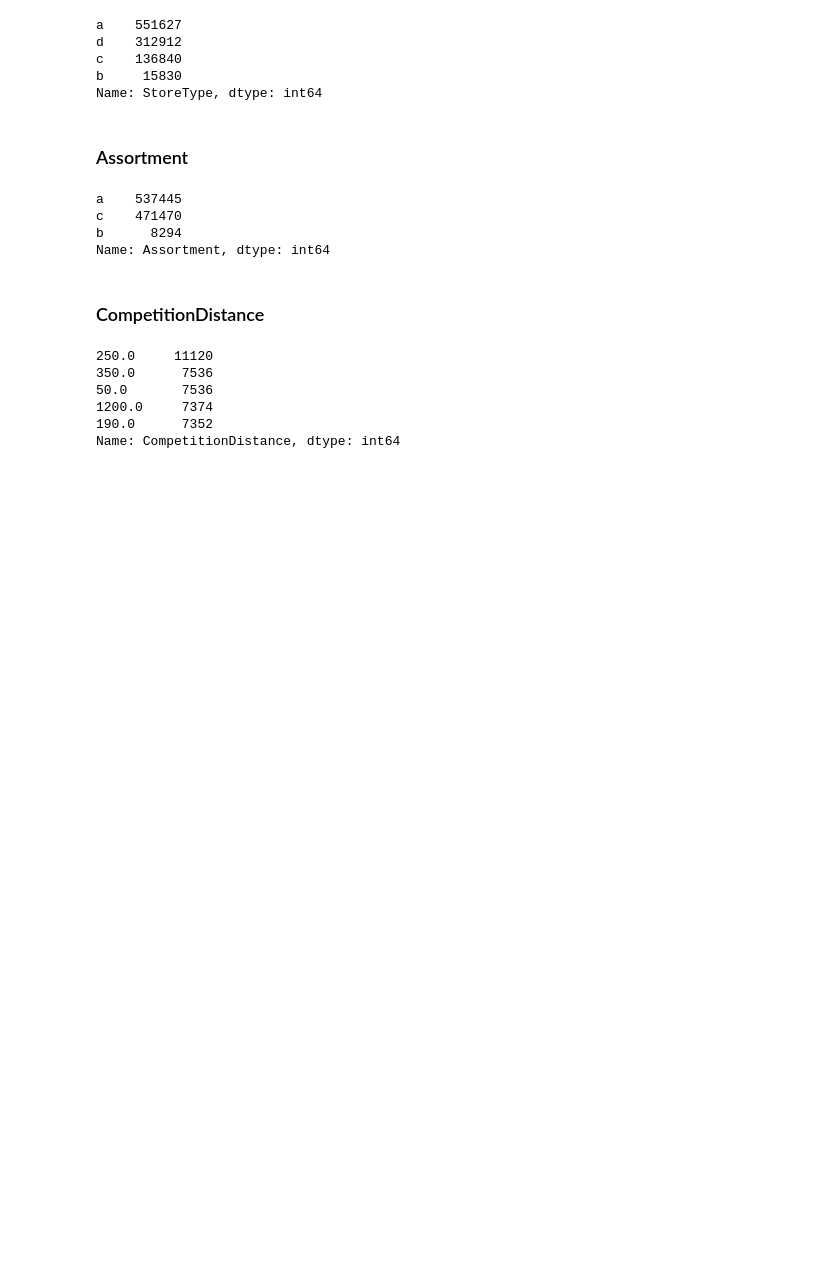
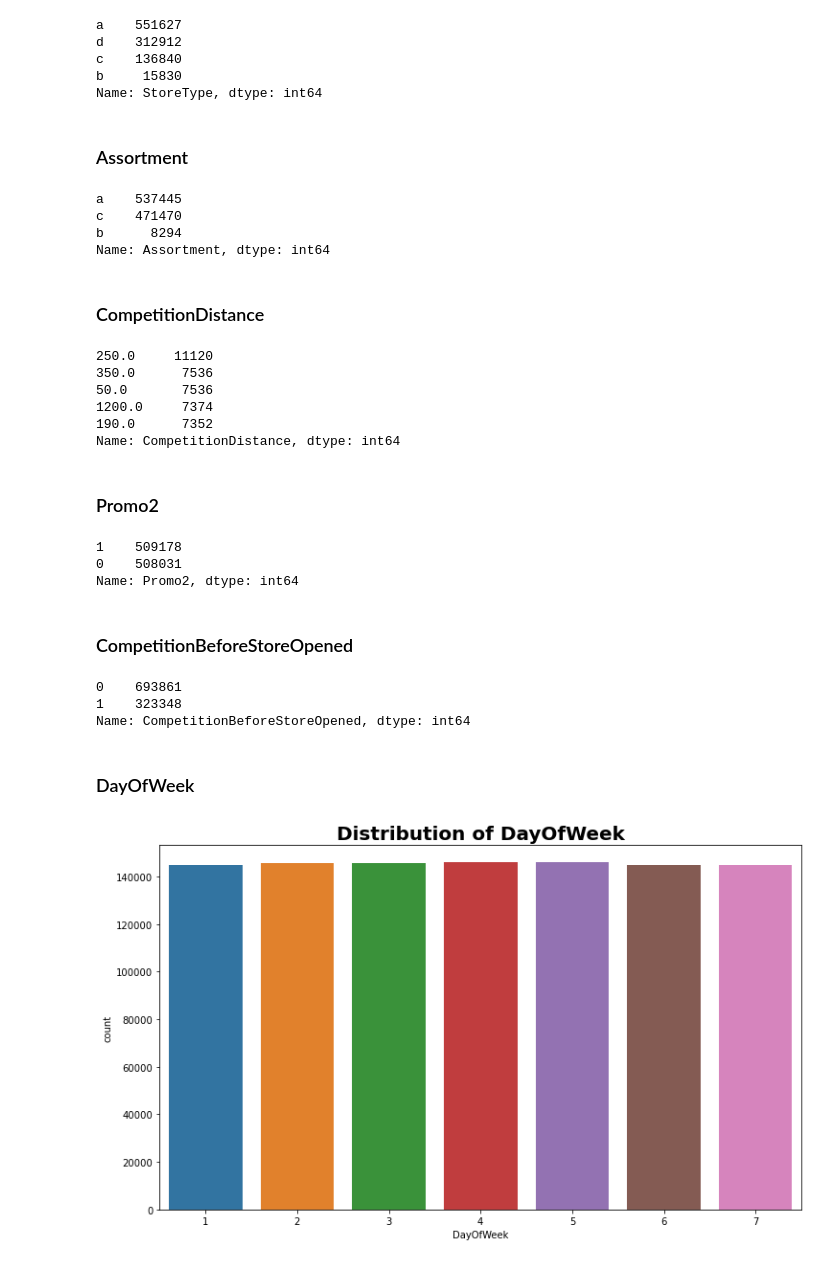
Before and after one commit to Danu-B/Pharmaceutical_Sales_prediction, a Jupyter notebook: notebooks/EDA.ipynb, the cells around one changed output. Drawn from its saved outputs; the diff is of its cells as text; code cells hidden in the pictures; blank space fills up the shorter version.

```diff
--- a/notebooks/EDA.ipynb
+++ b/notebooks/EDA.ipynb
@@ -104,3 +107,29 @@ counts_df.head()
 1200.0     7374
 190.0      7352
 Name: CompetitionDistance, dtype: int64
+# %% [markdown]
+### Promo2
+# %%
+# unique value counts
+counts_df = df['Promo2'].value_counts()
+counts_df
+# %% [output]
+1    509178
+0    508031
+Name: Promo2, dtype: int64
+# %% [markdown]
+### CompetitionBeforeStoreOpened
+# %%
+# unique value counts
+counts_df = df['CompetitionBeforeStoreOpened'].value_counts()
+counts_df
+# %% [output]
+0    693861
+1    323348
+Name: CompetitionBeforeStoreOpened, dtype: int64
+# %% [markdown]
+### DayOfWeek
+# %%
+plot_count(df, 'DayOfWeek')
+# %% [output]
+[figure, added]
```
Also changed, not shown: parts of 65 cells of this notebook, 6 other files.
